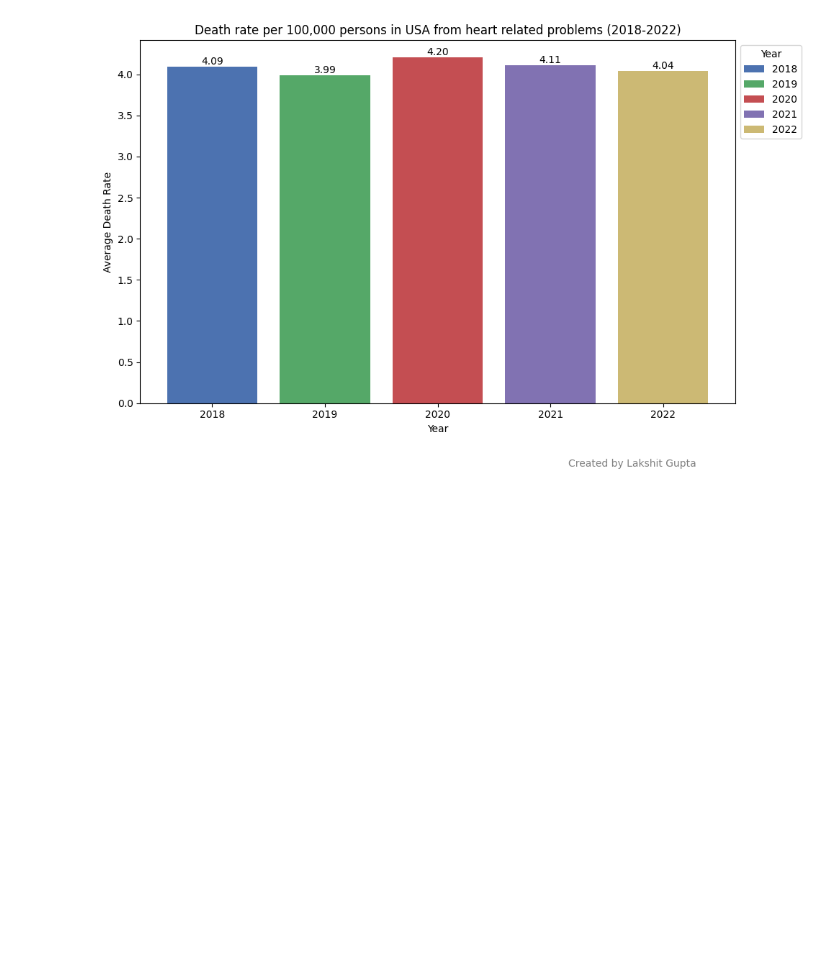
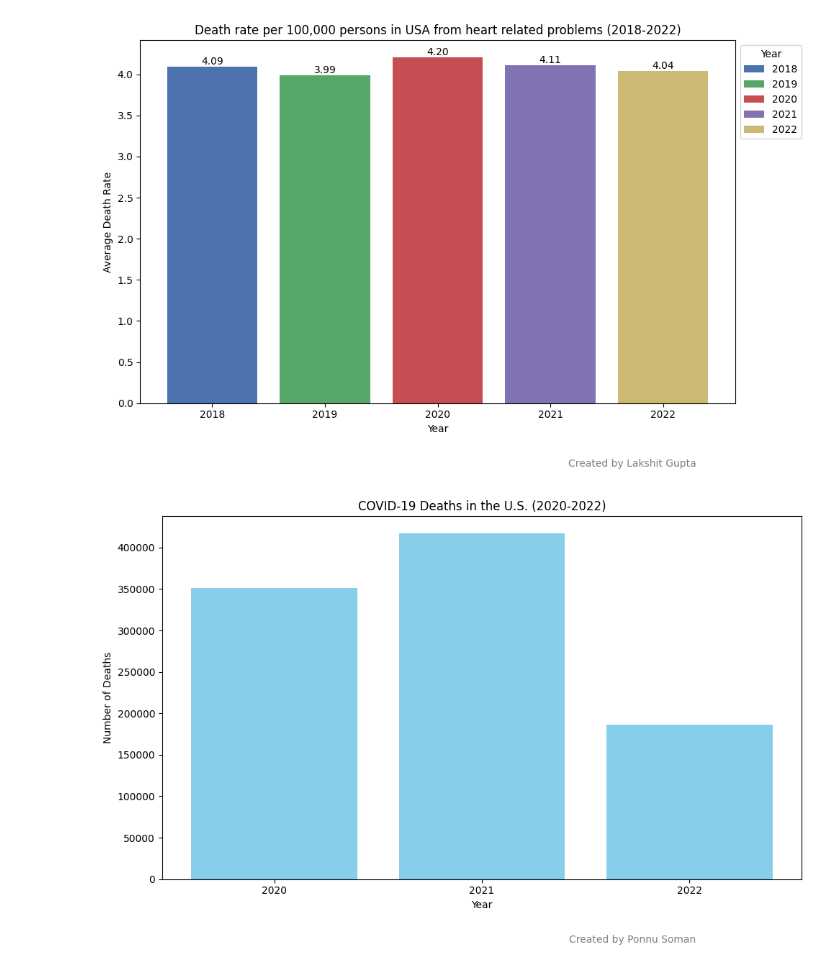
Before and after one commit to DATA5310/covid_effects, a Jupyter notebook: notebooks/homework5.ipynb, the cells around one changed output. Cells and saved outputs as stored; diff of their text form; code cells hidden in the pictures; blank space fills up the shorter version.

Commit message:
Ponnu's plot included

```diff
--- a/notebooks/homework5.ipynb
+++ b/notebooks/homework5.ipynb
@@ -137,3 +134,19 @@ plt.tight_layout()
 plt.show()
 # %% [output]
 [figure]
+# %%
+covid = df[df["Cause of death Code"] == "U07.1"]
+
+plt.figure(figsize=(10, 6))
+
+plt.bar(covid['Year'], covid['Deaths'], color='skyblue')
+plt.xlabel('Year')
+plt.ylabel('Number of Deaths')
+plt.title('COVID-19 Deaths in the U.S. (2020-2022)')
+plt.xticks(covid['Year'])
+
+plt.figtext(0.75, -0.05, "Created by Ponnu Soman", ha="center", fontsize=10, color="gray")
+plt.tight_layout()
+plt.show()
+# %% [output]
+[figure, added]
```
Also changed, not shown: parts of 2 cells of this notebook.
